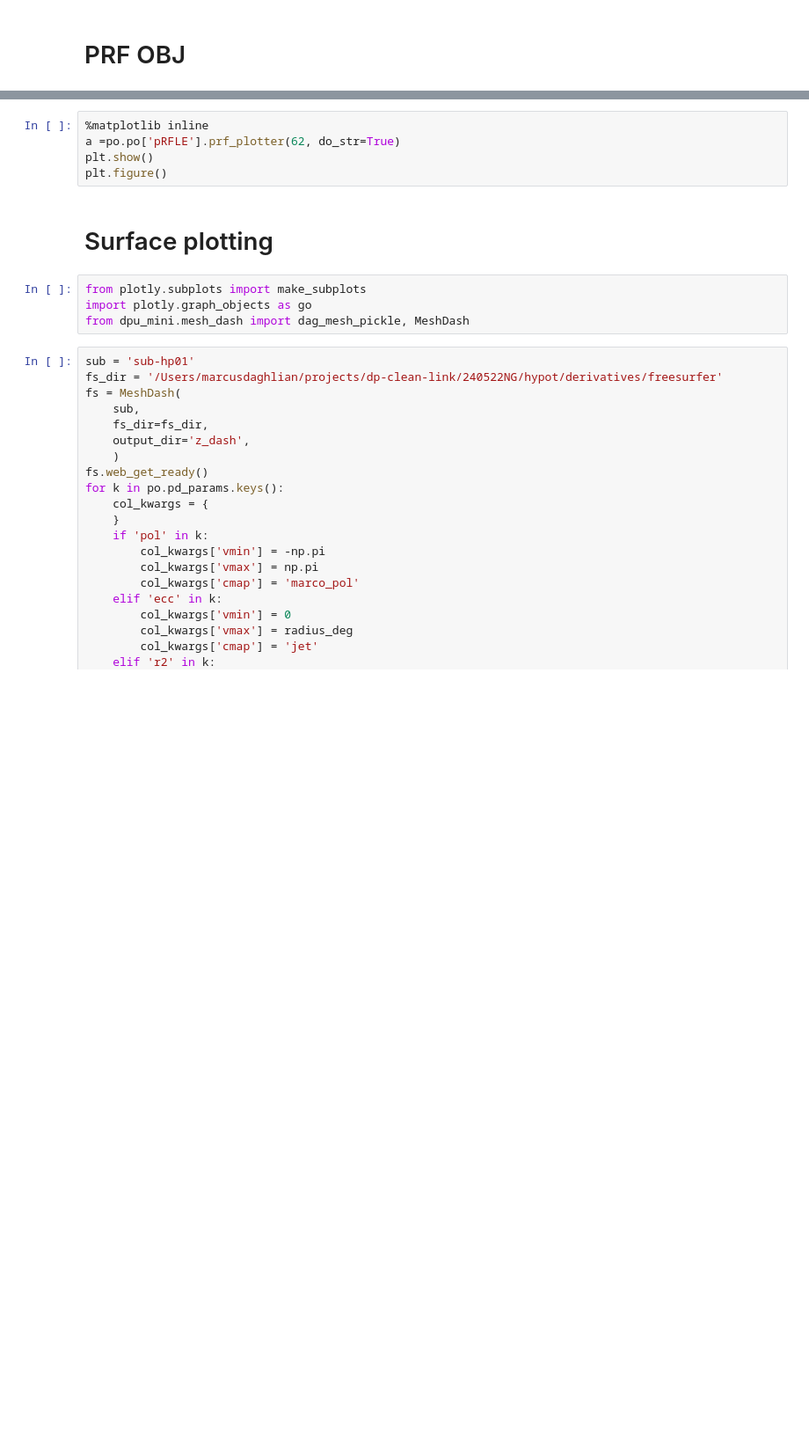
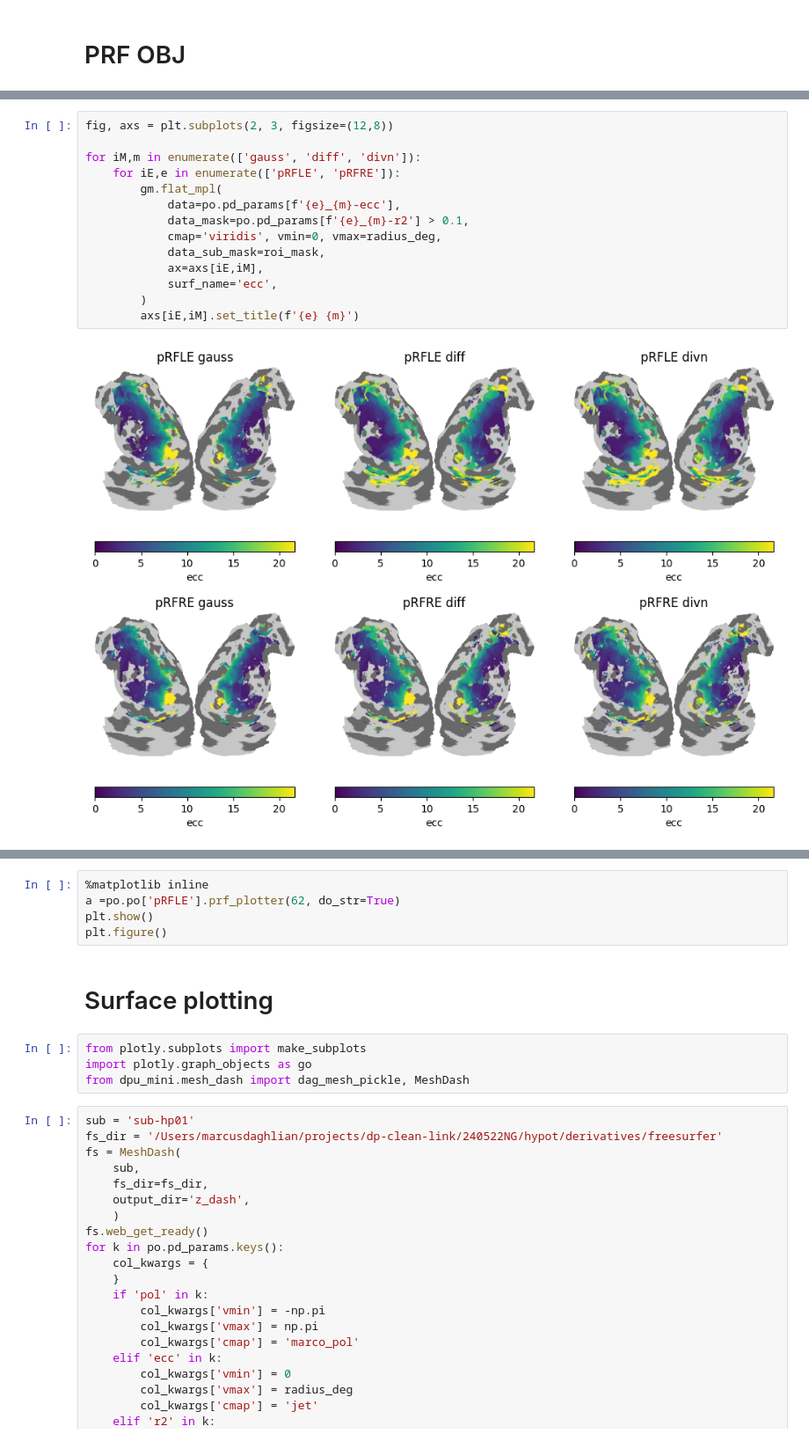
Before and after one commit to mdaghlian/hypotmri, a Jupyter notebook: postproc/prfs_dn.ipynb, the cells around one changed output, grey strips where cells are left out. Shown at 88% size. Cells and saved outputs as stored; diff of their text form; blank space fills up the shorter version.

```diff
--- a/postproc/prfs_dn.ipynb
+++ b/postproc/prfs_dn.ipynb
@@ -460,0 +504,16 @@ po = PrfMulti(prf_objs, prf_ids)
+# %%
+fig, axs = plt.subplots(2, 3, figsize=(12,8))
+
+for iM,m in enumerate(['gauss', 'diff', 'divn']):
+    for iE,e in enumerate(['pRFLE', 'pRFRE']):
+        gm.flat_mpl(
+            data=po.pd_params[f'{e}_{m}-ecc'],
+            data_mask=po.pd_params[f'{e}_{m}-r2'] > 0.1,
+            cmap='viridis', vmin=0, vmax=radius_deg,
+            data_sub_mask=roi_mask,
+            ax=axs[iE,iM],
+            surf_name='ecc',
+        )
+        axs[iE,iM].set_title(f'{e} {m}')
+# %% [output]
+[figure, added]
```
Also changed, not shown: parts of 23 cells of this notebook, 11 other files.
